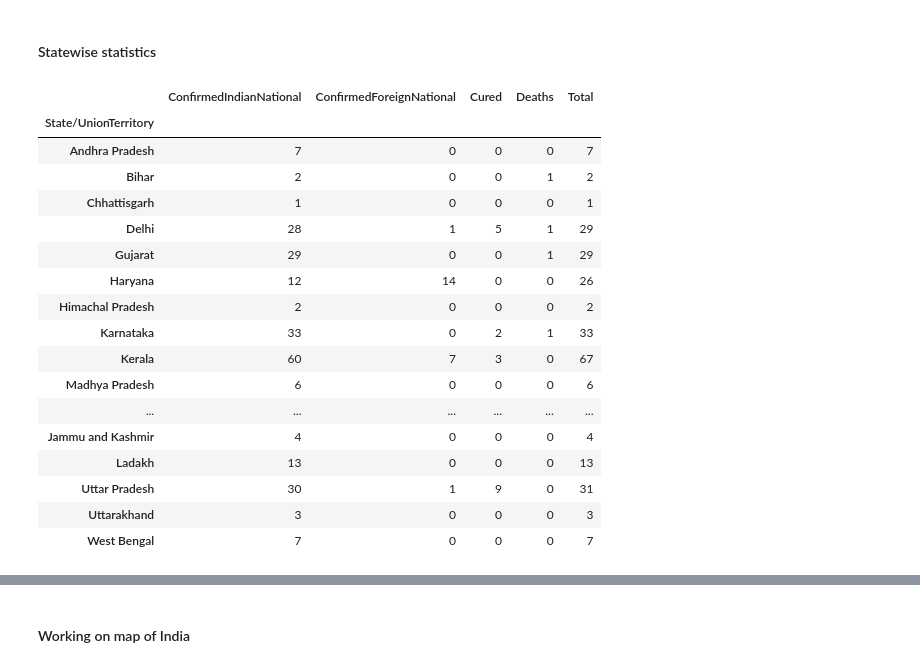
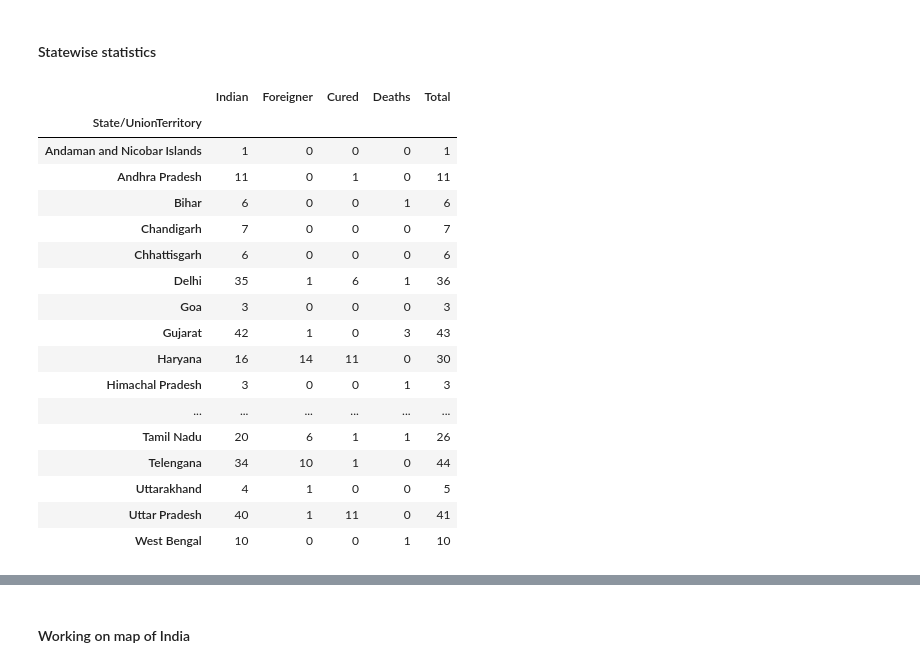
Before and after one commit to subhmm/COVID19IN, a Jupyter notebook: covid19IN.ipynb, the cells around one changed output, grey strips where cells are left out. Saved outputs shown, nothing was run; the diff lists cells and outputs as text; code cells hidden in the pictures.

```diff
--- a/covid19IN.ipynb
+++ b/covid19IN.ipynb
@@ -16,5 +17,6 @@ import seaborn as sns
 # %%
 ## Start running
 
-latest = pd.read_html("https://www.mohfw.gov.in/")[1]
+latest = pd.read_html("https://www.mohfw.gov.in/")[7]
 latest = latest.drop(['S. No.'], axis=1)
+latest
@@ -21,7 +41,6 @@ latest = latest.drop(['S. No.'], axis=1)
 # %%
-latest.columns = ['State/UnionTerritory', 'ConfirmedIndianNational',
-       'ConfirmedForeignNational', 'Cured', 'Deaths']
+latest.columns = ['State/UnionTerritory', 'Indian','Foreigner', 'Cured', 'Deaths']
 # %%
 latest['Date'] = str(datetime.date.today())
 # %%
-latest = latest[:-1]
+latest = latest[:-2]
@@ -179,27 +239,29 @@ india['Rise'].iplot(kind='bar', sharing='public', title='DAILY RISE IN CASES', c
 # %%
 states = latest.copy()
 states.drop(['Date'], axis=1, inplace=True)
-states['ConfirmedForeignNational']=states['ConfirmedForeignNational'].apply(int)
-states['ConfirmedIndianNational']=states['ConfirmedIndianNational'].apply(int)
-states['Total'] = states['ConfirmedForeignNational']+states['ConfirmedIndianNational']
+states['Foreigner']=states['Foreigner'].apply(int)
+states['Deaths']=states['Deaths'].apply(int)
+states['Cured']=states['Cured'].apply(int)
+states['Indian']=states['Indian'].apply(int)
+states['Total'] = states['Foreigner']+states['Indian']
 states.set_index('State/UnionTerritory', inplace=True)
 states
 # %% [output]
-|  | ConfirmedIndianNational | ConfirmedForeignNational | Cured | Deaths | Total |
+|  | Indian | Foreigner | Cured | Deaths | Total |
 | State/UnionTerritory |  |  |  |  |  |
-| Andhra Pradesh | 7 | 0 | 0 | 0 | 7 |
-| Bihar | 2 | 0 | 0 | 1 | 2 |
-| Chhattisgarh | 1 | 0 | 0 | 0 | 1 |
-| Delhi | 28 | 1 | 5 | 1 | 29 |
-| Gujarat | 29 | 0 | 0 | 1 | 29 |
-| Haryana | 12 | 14 | 0 | 0 | 26 |
-| Himachal Pradesh | 2 | 0 | 0 | 0 | 2 |
-| Karnataka | 33 | 0 | 2 | 1 | 33 |
-| Kerala | 60 | 7 | 3 | 0 | 67 |
-| Madhya Pradesh | 6 | 0 | 0 | 0 | 6 |
+| Andaman and Nicobar Islands | 1 | 0 | 0 | 0 | 1 |
+| Andhra Pradesh | 11 | 0 | 1 | 0 | 11 |
+| Bihar | 6 | 0 | 0 | 1 | 6 |
+| Chandigarh | 7 | 0 | 0 | 0 | 7 |
+| Chhattisgarh | 6 | 0 | 0 | 0 | 6 |
+| Delhi | 35 | 1 | 6 | 1 | 36 |
+| Goa | 3 | 0 | 0 | 0 | 3 |
+| Gujarat | 42 | 1 | 0 | 3 | 43 |
+| Haryana | 16 | 14 | 11 | 0 | 30 |
+| Himachal Pradesh | 3 | 0 | 0 | 1 | 3 |
 | ... | ... | ... | ... | ... | ... |
-| Jammu and Kashmir | 4 | 0 | 0 | 0 | 4 |
-| Ladakh | 13 | 0 | 0 | 0 | 13 |
-| Uttar Pradesh | 30 | 1 | 9 | 0 | 31 |
-| Uttarakhand | 3 | 0 | 0 | 0 | 3 |
-| West Bengal | 7 | 0 | 0 | 0 | 7 |
+| Tamil Nadu | 20 | 6 | 1 | 1 | 26 |
+| Telengana | 34 | 10 | 1 | 0 | 44 |
+| Uttarakhand | 4 | 1 | 0 | 0 | 5 |
+| Uttar Pradesh | 40 | 1 | 11 | 0 | 41 |
+| West Bengal | 10 | 0 | 0 | 1 | 10 |
```
Also changed, not shown: parts of 38 cells of this notebook, 1 other file.
